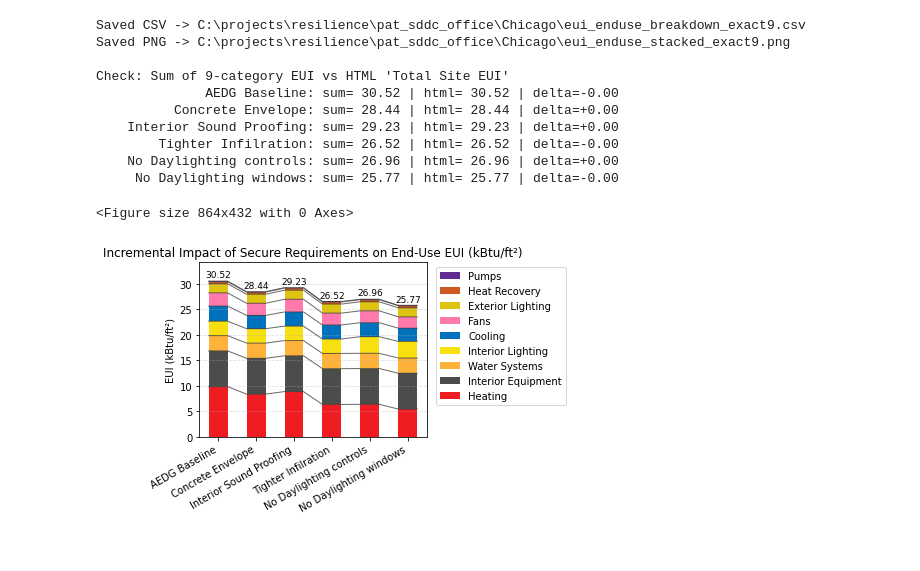
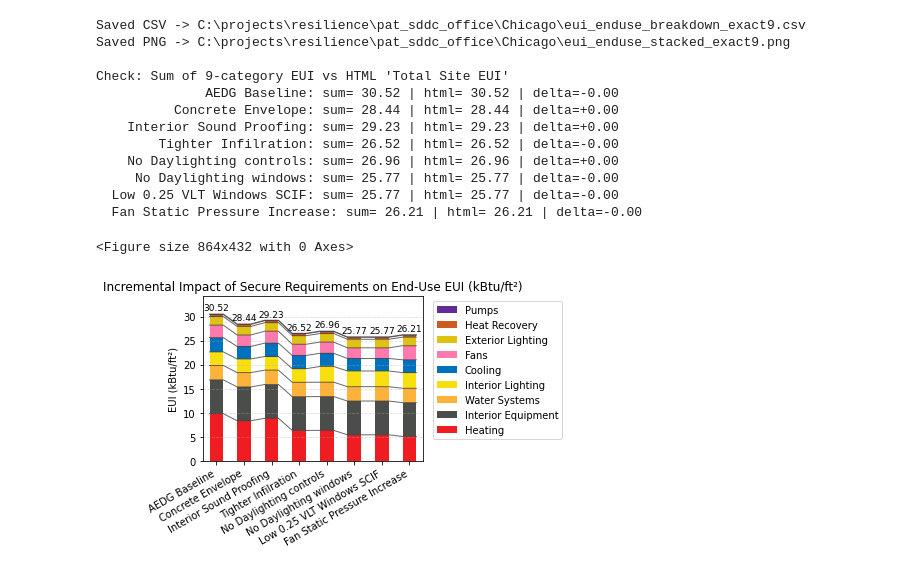
Before and after one commit to brianlball/PAT_projects, a Jupyter notebook: pat_sddc_office/Chicago/results.ipynb, the cells around one changed output. Saved outputs shown, nothing was run; the diff lists cells and outputs as text; code cells hidden in the pictures.

Commit message:
fan pressure rise

```diff
--- a/pat_sddc_office/Chicago/results.ipynb
+++ b/pat_sddc_office/Chicago/results.ipynb
@@ -16,7 +16,9 @@ RUN_ORDER = [
     {"SystemD_extwall_R23_intwall": "Interior Sound Proofing"},
     {"SystemD_extwall_R23_intwall_infil": "Tighter Infilration"},
     {"SystemD_extwall_R23_intwall_infil_dlc": "No Daylighting controls"},
-    {"SystemD_extwall_R23_intwall_infil_dlc_dlw": "No Daylighting windows"}
+    {"SystemD_extwall_R23_intwall_infil_dlc_dlw": "No Daylighting windows"},
+    {"SystemD_extwall_R23_intwall_infil_dlc_dlw_vlt": "Low 0.25 VLT Windows SCIF"},
+    {"SystemD_extwall_R23_intwall_infil_dlc_dlw_vlt_fan": "Fan Static Pressure Increase"}
     #{"SystemD_extwall_R23_infil": "Tighter Infilration"}
 
     # add more...
@@ -209,31 +211,33 @@ ax.set_ylim(0, ymax * 1.12)  # ~12% headroom
 
 # totals above bars with a slight offset
 for x, total in zip(ax.get_xticks(), totals):
     ax.text(x, total + ymax*0.01, f"{total:.2f}",  # +1% pad
             ha="center", va="bottom", fontsize=9)
 
 plt.tight_layout()
 out_csv = ROOT_DIR / "eui_enduse_breakdown_exact9.csv"
 out_png = ROOT_DIR / "eui_enduse_stacked_exact9.png"
 df.to_csv(out_csv)
 plt.savefig(out_png, dpi=200)
 print(f"Saved CSV -> {out_csv}")
 print(f"Saved PNG -> {out_png}")
 
 # -------------- CHECK OUTPUT --------------
 print("\nCheck: Sum of 9-category EUI vs HTML 'Total Site EUI'")
 for label, sum_eui, html_eui in checks:
     print(f"  {label:>25s}: sum={sum_eui:6.2f} | html={html_eui:6.2f} | delta={sum_eui - html_eui:+.2f}")
 # %% [output]
 Saved CSV -> C:\projects\resilience\pat_sddc_office\Chicago\eui_enduse_breakdown_exact9.csv
 Saved PNG -> C:\projects\resilience\pat_sddc_office\Chicago\eui_enduse_stacked_exact9.png
 
 Check: Sum of 9-category EUI vs HTML 'Total Site EUI'
               AEDG Baseline: sum= 30.52 | html= 30.52 | delta=-0.00
           Concrete Envelope: sum= 28.44 | html= 28.44 | delta=+0.00
     Interior Sound Proofing: sum= 29.23 | html= 29.23 | delta=+0.00
         Tighter Infilration: sum= 26.52 | html= 26.52 | delta=-0.00
     No Daylighting controls: sum= 26.96 | html= 26.96 | delta=+0.00
      No Daylighting windows: sum= 25.77 | html= 25.77 | delta=-0.00
+  Low 0.25 VLT Windows SCIF: sum= 25.77 | html= 25.77 | delta=-0.00
+  Fan Static Pressure Increase: sum= 26.21 | html= 26.21 | delta=-0.00
 <Figure size 864x432 with 0 Axes>
-[figure, old version]
+[figure, new version]
```
Also changed, not shown: 11 other files.
